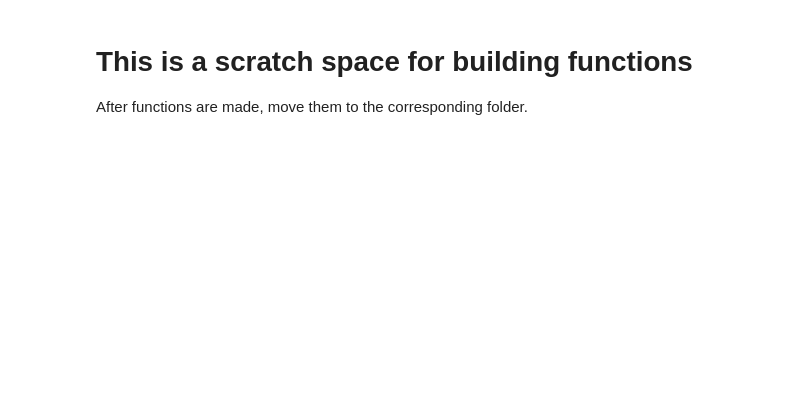
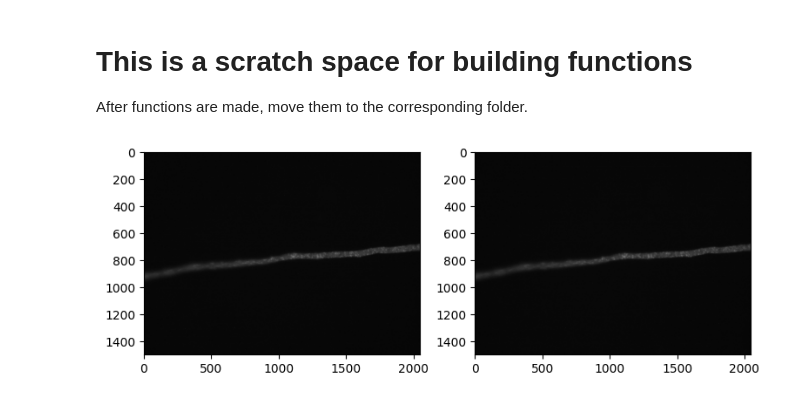
Before and after one commit to Staalduine/flow_analysis_comps, a Jupyter notebook: general_debug.ipynb, the cells around one changed output. Drawn from its saved outputs; the diff is of its cells as text; code cells hidden in the pictures; blank space fills up the shorter version.

```diff
--- a/general_debug.ipynb
+++ b/general_debug.ipynb
@@ -15,33 +17,45 @@ from skimage.io import imread
 path = importlib_resources.files('openpiv')
 # %%
-data_adr = Path(r"/scratch-shared/amftrack_prod/test_data")
+data_adr = Path(r"/Users/simonvanstaalduine/AMOLF-SHIMIZU Dropbox/Simon van Staalduine")
 plate_id = r"20250122_Plate017"
 video_id = r"033"
 frame_id1 = r"Img/Img_00000.tif"
 frame_id2 = r"Img/Img_00001.tif"
 
 mode = "BRIGHTFIELD"
 # mode = "FLUO"
 
-frame_a_path = data_adr / plate_id / video_id / frame_id1
-frame_b_path = data_adr / plate_id / video_id / frame_id2
+frame_a_path = data_adr / video_id / frame_id1
+frame_b_path = data_adr / video_id / frame_id2
 
 frame_a = imread(frame_a_path)
 frame_b = imread(frame_b_path)
 
 fig, axs = plt.subplots(1, 2, figsize=(9, 4))
 axs[0].imshow(frame_a, cmap=plt.cm.gray)
 axs[1].imshow(frame_b, cmap=plt.cm.gray)
 plt.show()
 
 fps = 20/1
 t_dt = 1/fps
 winsize = 6 # pixels, interrogation window size in frame A
 searchsize = 8  # pixels, search area size in frame B
 overlap = 1 # pixels, 50% overlap
 dt = t_dt # sec, time interval between the two frames
 
 STN_thresh = 1.4
+
+piv_param_obj = PIV_params(
+    video_path=data_adr/video_id,
+    segment_mode=segmentMode.BRIGHT,
+    fps=fps,
+    window_size=winsize,
+    search_size=searchsize,
+    overlap_size=overlap,
+    stn_threshold=STN_thresh
+)
+# %% [output]
+[figure, added]
 # %%
 segmented_im = segment_brightfield_ultimate([frame_a_path, frame_b_path], mode=mode)
 print(segmented_im)
```
Also changed, not shown: parts of 4 cells of this notebook, 4 other files.
